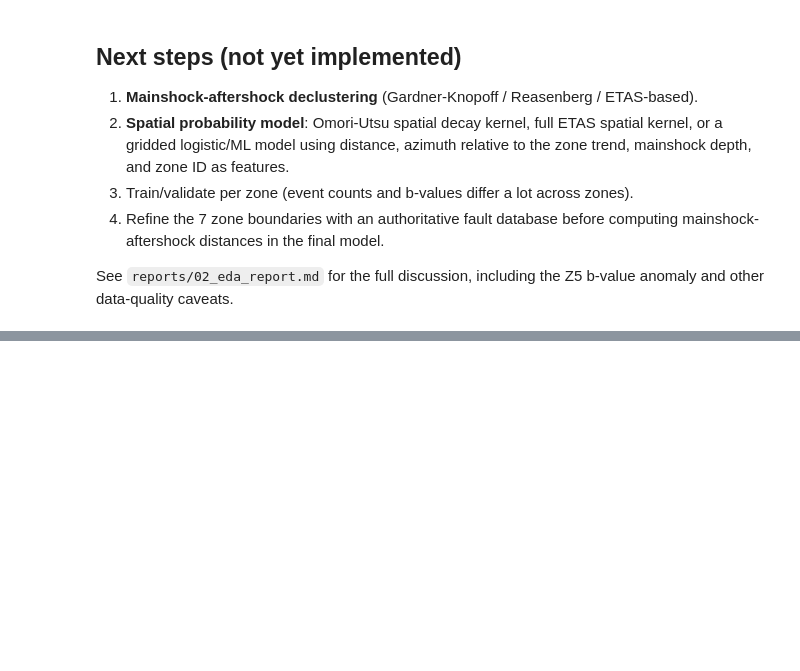
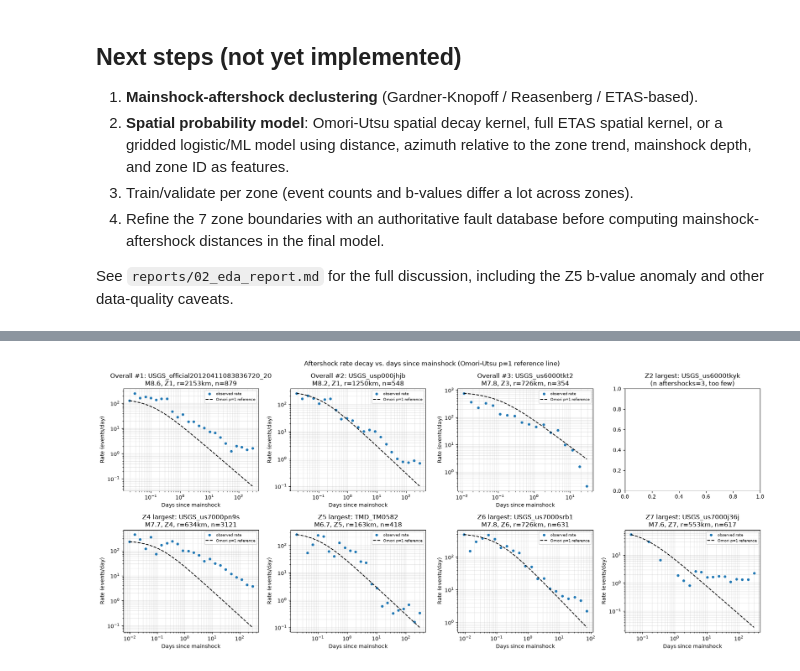
Before and after one commit to maypccp19-glitch/thesis_draft, a Jupyter notebook: thesis_eda.ipynb, the cells around one changed output, grey strips where cells are left out. Saved outputs shown, nothing was run; the diff lists cells and outputs as text; code cells hidden in the pictures; blank space fills up the shorter version.

```diff
--- a/thesis_eda.ipynb
+++ b/thesis_eda.ipynb
@@ -430,0 +672,16 @@ Z5 b-value anomaly and other data-quality caveats.
+# %%
+candidates = df_classified[df_classified["mag"] >= MAINSHOCK_MIN_MAG].copy()
+candidates = candidates.sort_values(["zone_code", "mag"], ascending=[True, False])
+cols = ["event_id", "zone_code", "zone_name", "time_utc", "lat", "lon", "depth_km", "mag", "mag_type", "network", "place"]
+candidates = candidates[cols]
+candidates.to_csv("reports/candidate_mainshocks.csv", index=False)
+
+counts = candidates["zone_code"].value_counts()
+print(f"Candidate mainshocks (mag >= {MAINSHOCK_MIN_MAG}): {len(candidates)} total")
+print(counts.reindex(ZONES_CLASSIFIED, fill_value=0).to_string())
+for zone in ZONES_CLASSIFIED:
+    n = int(counts.get(zone, 0))
+    if n < MIN_CANDIDATES_FOR_ZONE_MODEL:
+        print(f"  WARNING: {zone} has only {n} candidate mainshock(s) (< {MIN_CANDIDATES_FOR_ZONE_MODEL}) "
+              f"- too sparse to support a per-zone aftershock model.")
+candidates.head()
@@ -430,0 +712,70 @@ Z5 b-value anomaly and other data-quality caveats.
+# %%
+def wells_coppersmith_rupture_length_km(mag):
+    """Subsurface rupture length (RLD), all-fault-type regression,
+    Wells & Coppersmith (1994) Table 2A: log10(RLD [km]) = -2.44 + 0.59*M.
+    A rough distance-scaling heuristic, not a precise rupture estimate."""
+    return 10 ** (-2.44 + 0.59 * mag)
+
+def aftershock_search_radius_km(mag, fixed_radius=AFTERSHOCK_RADIUS_KM):
+    return max(fixed_radius, 5.0 * wells_coppersmith_rupture_length_km(mag))
+
+def compute_aftershock_rate(df_src, mainshock, radius_km, max_days=OMORI_MAX_DAYS):
+    t0 = mainshock["time_utc"]
+    dt_days_all = (df_src["time_utc"] - t0).dt.total_seconds() / 86400.0
+    dist_km = haversine_km(mainshock["lat"], mainshock["lon"], df_src["lat"].to_numpy(), df_src["lon"].to_numpy())
+    mask = ((dt_days_all > 0) & (dt_days_all <= max_days) & (dist_km <= radius_km) &
+            (df_src["event_id"] != mainshock["event_id"]))
+    dts = dt_days_all[mask].to_numpy()
+    if len(dts) < 5:
+        return None, None, len(dts)
+    bins = np.logspace(np.log10(max(dts.min(), 1e-3)), np.log10(max_days), 25)
+    counts, edges = np.histogram(dts, bins=bins)
+    widths = np.diff(edges)
+    centers = np.sqrt(edges[:-1] * edges[1:])
+    rate = counts / widths
+    valid = counts > 0
+    return centers[valid], rate[valid], len(dts)
+
+# Select mainshocks: top overall + largest per zone (skipping zones already covered)
+selections = []
+overall_top = candidates.sort_values("mag", ascending=False).head(TOP_N_OVERALL_MAINSHOCKS)
+for _, row in overall_top.iterrows():
+    selections.append((f"Overall #{len(selections) + 1}", row))
+already = {r["event_id"] for _, r in selections}
+for zone in ZONES_CLASSIFIED:
+    if counts.get(zone, 0) < MIN_CANDIDATES_FOR_ZONE_MODEL:
+        continue
+    top_row = candidates[candidates["zone_code"] == zone].sort_values("mag", ascending=False).iloc[0]
+    if top_row["event_id"] in already:
+        continue
+    selections.append((f"{zone} largest", top_row))
+    already.add(top_row["event_id"])
+
+n = len(selections)
+ncols = min(4, n)
+nrows = int(np.ceil(n / ncols))
+fig, axes = plt.subplots(nrows, ncols, figsize=(4.5 * ncols, 4 * nrows), squeeze=False)
+axes = axes.flatten()
+for i, (label, row) in enumerate(selections):
+    ax = axes[i]
+    radius = aftershock_search_radius_km(row["mag"])
+    centers, rate, n_aft = compute_aftershock_rate(df_classified, row, radius)
+    if centers is None:
+        ax.set_title(f"{label}: {row['event_id']}\n(n aftershocks={n_aft}, too few)")
+        continue
+    ax.loglog(centers, rate, "o", ms=4, color="#1f77b4", label="observed rate")
+    c_offset = 0.1
+    k_anchor = rate[0] * (centers[0] + c_offset)
+    t_ref = np.logspace(np.log10(centers.min()), np.log10(centers.max()), 100)
+    ax.loglog(t_ref, k_anchor / (t_ref + c_offset), "k--", lw=1.5, label=f"Omori p={OMORI_P_REFERENCE:.0f} reference")
+    ax.set_xlabel("Days since mainshock"); ax.set_ylabel("Rate (events/day)")
+    ax.set_title(f"{label}: {row['event_id']}\nM{row['mag']:.1f}, {row['zone_code']}, r={radius:.0f}km, n={n_aft}")
+    ax.legend(fontsize=7); ax.grid(alpha=0.3, which="both")
+for j in range(len(selections), len(axes)):
+    axes[j].axis("off")
+fig.suptitle("Aftershock rate decay vs. days since mainshock (Omori-Utsu p=1 reference line)")
+fig.tight_layout()
+fig.savefig("figures/08_omori_decay_curves.png", dpi=150)
+plt.show()
+# %% [output]
+[figure, added]
```
Also changed, not shown: parts of 22 cells of this notebook, 20 other files.
